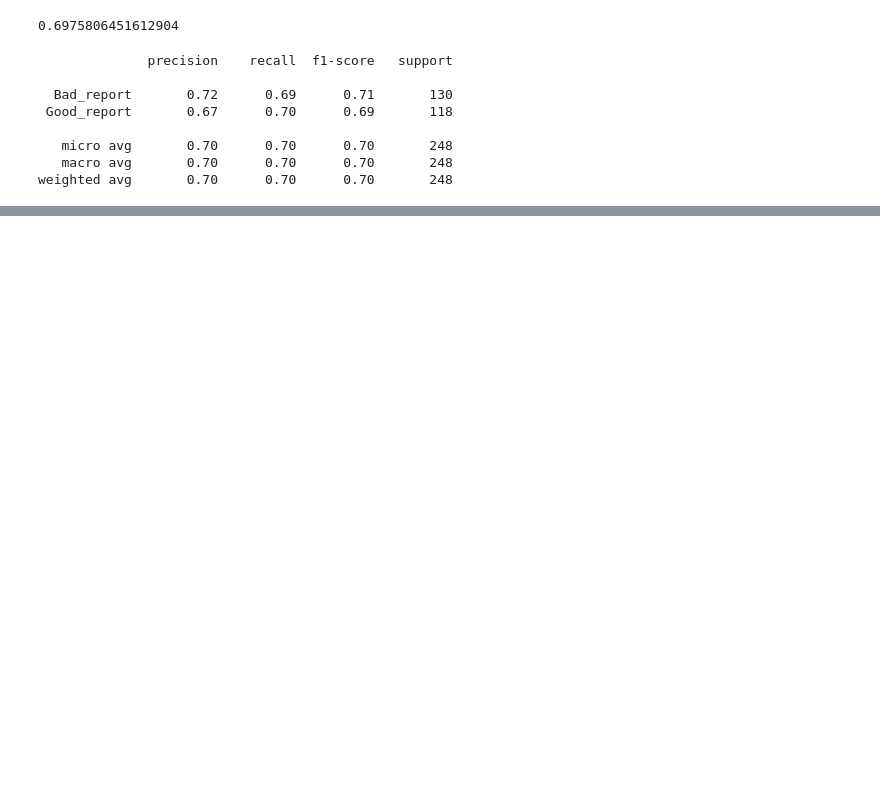
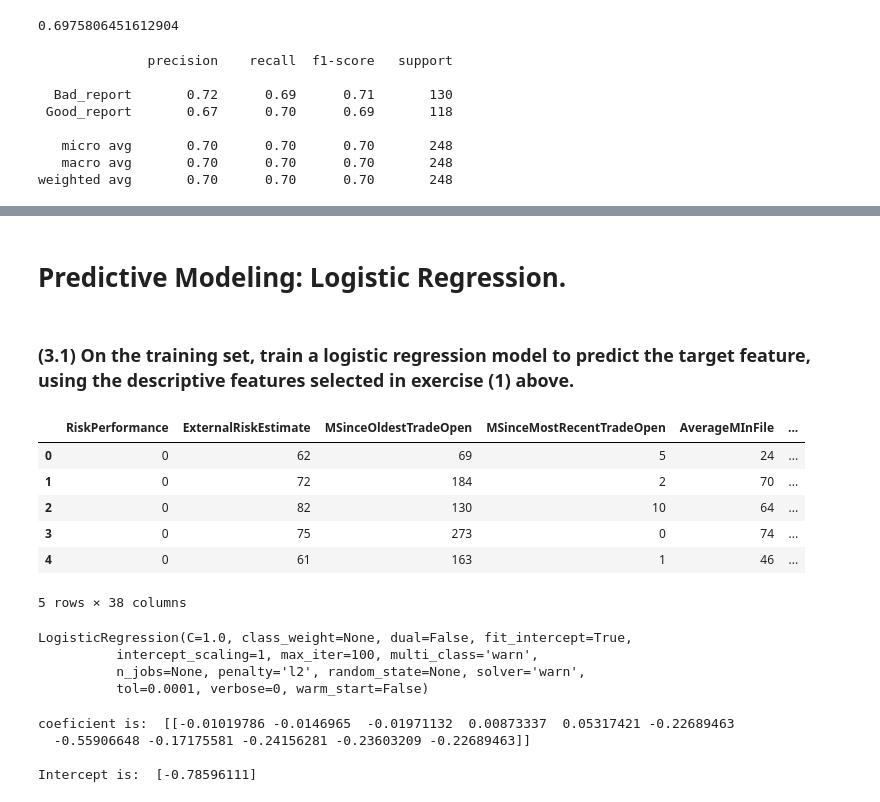
Before and after one commit to Miguelmargar/jupyter-notebook-work, a Jupyter notebook: Data Analytics/Assignment 2/Miguel_Martinez_00021466_Homework2.ipynb, the cells around one changed output, grey strips where cells are left out. Drawn from its saved outputs; the diff is of its cells as text; code cells hidden in the pictures; blank space fills up the shorter version.

```diff
--- a/Data Analytics/Assignment 2/Miguel_Martinez_00021466_Homework2.ipynb
+++ b/Data Analytics/Assignment 2/Miguel_Martinez_00021466_Homework2.ipynb
@@ -1255,0 +1530,14 @@ weighted avg       0.70      0.70      0.70       248
+# %% [markdown]
+ # Predictive Modeling: Logistic Regression.
+# %% [markdown]
+### (3.1) On the training set, train a logistic regression model to predict the target feature, using the descriptive features selected in exercise (1) above.
+# %%
+df_train.head()
+# %% [output]
+|  | RiskPerformance | ExternalRiskEstimate | MSinceOldestTradeOpen | MSinceMostRecentTradeOpen | AverageMInFile | ... |
+| 0 | 0 | 62 | 69 | 5 | 24 | ... |
+| 1 | 0 | 72 | 184 | 2 | 70 | ... |
+| 2 | 0 | 82 | 130 | 10 | 64 | ... |
+| 3 | 0 | 75 | 273 | 0 | 74 | ... |
+| 4 | 0 | 61 | 163 | 1 | 46 | ... |
+5 rows × 38 columns
@@ -1255,0 +1553,18 @@ weighted avg       0.70      0.70      0.70       248
+# %%
+# train the model
+logistic_obj = LogisticRegression()
+logistic_obj.fit(input_train[cont_features], output_train)
+# %% [output]
+LogisticRegression(C=1.0, class_weight=None, dual=False, fit_intercept=True,
+          intercept_scaling=1, max_iter=100, multi_class='warn',
+          n_jobs=None, penalty='l2', random_state=None, solver='warn',
+          tol=0.0001, verbose=0, warm_start=False)
+# %%
+print("coeficient is: ", logistic_obj.coef_)
+print()
+print("Intercept is: ", logistic_obj.intercept_)
+# %% [output]
+coeficient is:  [[-0.01019786 -0.0146965  -0.01971132  0.00873337  0.05317421 -0.22689463
+  -0.55906648 -0.17175581 -0.24156281 -0.23603209 -0.22689463]]
+
+Intercept is:  [-0.78596111]
```
Also changed, not shown: parts of 28 cells of this notebook.
